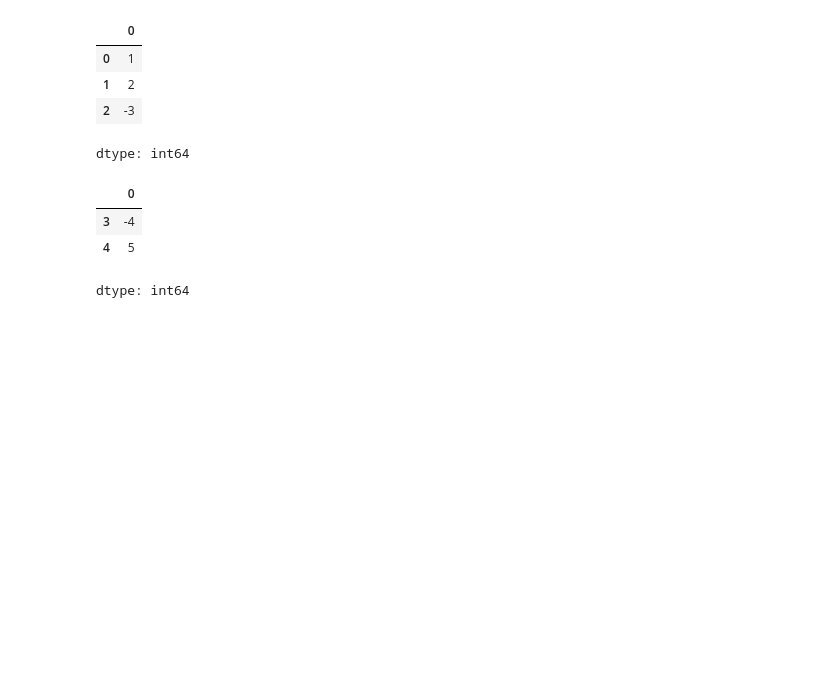
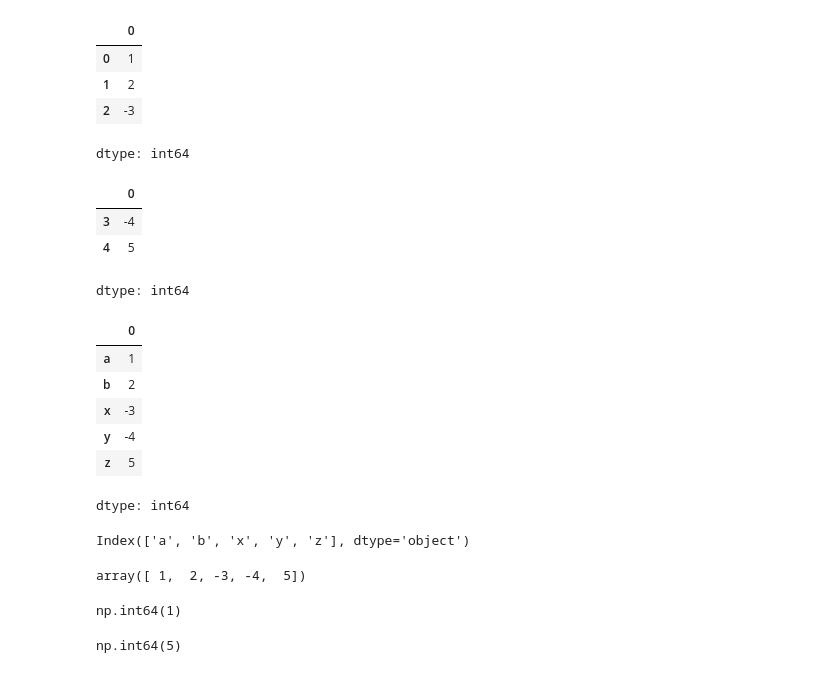
Before and after one commit to JakeOh/202511_BD53, a Jupyter notebook: lab_python/da02_pandas.ipynb, the cells around one changed output. Saved outputs shown, nothing was run; the diff lists cells and outputs as text; code cells hidden in the pictures; blank space fills up the shorter version.

```diff
--- a/lab_python/da02_pandas.ipynb
+++ b/lab_python/da02_pandas.ipynb
@@ -106,3 +106,31 @@ s.loc[3:4]
 | 3 | -4 |
 | 4 | 5 |
 dtype: int64
+# %%
+s = pd.Series(data=[1, 2, -3, -4, 5], index=['a', 'b', 'x', 'y', 'z'])
+# %%
+s
+# %% [output]
+|  | 0 |
+| a | 1 |
+| b | 2 |
+| x | -3 |
+| y | -4 |
+| z | 5 |
+dtype: int64
+# %%
+s.index
+# %% [output]
+Index(['a', 'b', 'x', 'y', 'z'], dtype='object')
+# %%
+s.values
+# %% [output]
+array([ 1,  2, -3, -4,  5])
+# %%
+s.iloc[0]
+# %% [output]
+np.int64(1)
+# %%
+s.iloc[-1]
+# %% [output]
+np.int64(5)
```
Also changed, not shown: parts of 15 cells of this notebook.
